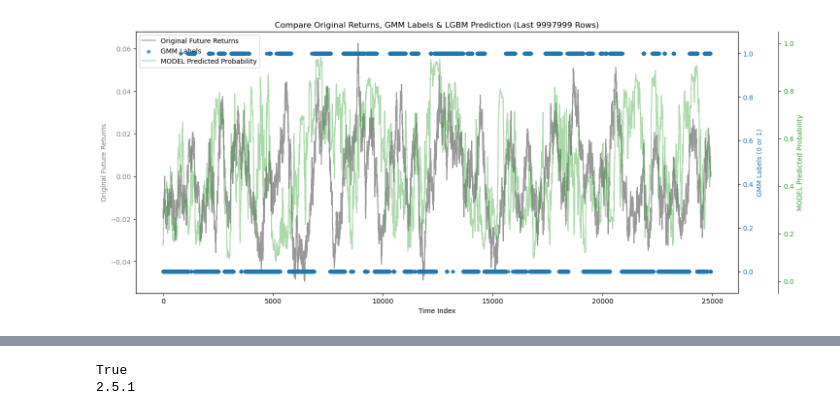
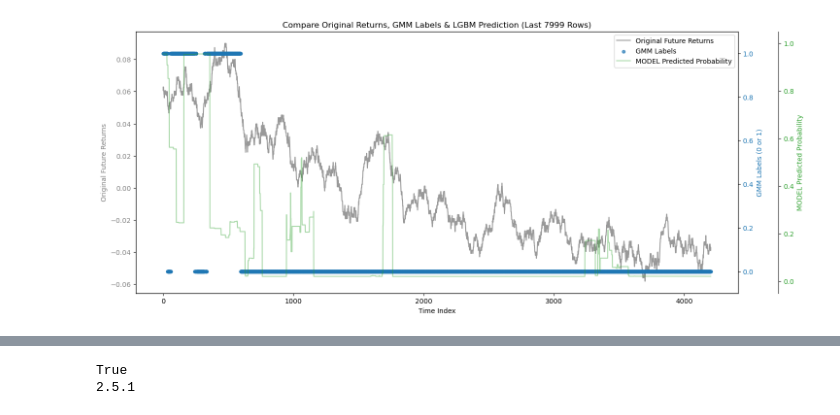
Before and after one commit to Lqz13Th/machine_learning, a Jupyter notebook: feature_engineering/verify_features.ipynb, the cells around one changed output, grey strips where cells are left out. Saved outputs shown, nothing was run; the diff lists cells and outputs as text; code cells hidden in the pictures.

```diff
--- a/feature_engineering/verify_features.ipynb
+++ b/feature_engineering/verify_features.ipynb
@@ -682,3 +757,4 @@ def time_split(
 # %%
 exclude_prefixes = ['px', 'timestamp', 'timestamp_dt', 'symbol']
-target_col = f"future_return_{avg_steps_2pct}"
+target_col = f"future_return_{avg_steps_1pct}"
+# selected_factors
@@ -685,3 +763,2 @@ target_col = f"future_return_{avg_steps_2pct}"
 # %%
-X_train, y_train, X_test, y_test = time_split(mo_df, selected_factors, target_col)
-print(y_test)
+X_train, y_train, px_train, X_test, y_test, px_test = time_split(mo_df, selected_factors, target_col)
@@ -816,11 +1004,11 @@ import matplotlib.pyplot as plt
 import numpy as np
 
 
-model = lgb.LGBMClassifier(n_estimators=5500, learning_rate=0.0005, max_depth=12, verbose=-1)
-model.fit(X_train, y_train_binary)
+lgb_model = lgb.LGBMClassifier(n_estimators=1500, learning_rate=0.005, max_depth=7, verbose=-1)
+lgb_model.fit(X_train, y_train_binary)
 
 # 预测测试集
-y_pred_prob = model.predict_proba(X_test)[:, 1]
+y_pred_prob = lgb_model.predict_proba(X_test)[:, 1]
 y_pred_label = (y_pred_prob >= 0.5).astype(int)
 
 # 评估测试集
@@ -846,10 +1034,18 @@ Confusion Matrix:
 # %%
 from sklearn.metrics import accuracy_score, classification_report, confusion_matrix
 import numpy as np
+y_pred_prob = lgb_model.predict_proba(X_test)[:, 1]
+y_pred_label = (y_pred_prob >= 0.5).astype(int)
 
+# 评估测试集
+print("Test Accuracy:", accuracy_score(y_test_binary, y_pred_label))
+print(classification_report(y_test_binary, y_pred_label))
+cm = confusion_matrix(y_test_binary, y_pred_label)
+print("Confusion Matrix:")
+print(cm)
 # 设置上下概率阈值
-lower_thresh = 0.1
-upper_thresh = 0.9
+lower_thresh = 0.15
+upper_thresh = 0.85
 
 # 初始化标签为 -1（表示不出手）
 y_pred_label = np.full_like(y_pred_prob, fill_value=-1, dtype=int)
@@ -864,7 +1060,7 @@ y_pred_label[y_pred_prob >= upper_thresh] = 1
 mask = y_pred_label != -1
 
 # 评估：只看模型明确判断的那部分（即“出手”的预测）
-print("✅ CatBoost Test Accuracy (Confident Predictions):", accuracy_score(y_test_binary[mask], y_pred_label[mask]))
+print("✅ Test Accuracy (Confident Predictions):", accuracy_score(y_test_binary[mask], y_pred_label[mask]))
 print("📊 Classification Report (Confident Predictions):")
 print(classification_report(y_test_binary[mask], y_pred_label[mask]))
 
@@ -892,7 +1100,7 @@ weighted avg       0.94      0.93      0.93       543
 # %%
-plot_last_n_rows(y_test, y_test_binary, y_pred_prob, n=9997999)
+plot_last_n_rows(y_test, y_test_binary, y_pred_prob, n=7999)
 # %% [output]
-[figure, old version]
+[figure, new version]
 # %%
 plot_last_n_rows(y_test, y_test_binary, y_pred_prob, n=7999)
 # %% [output]
```
Also changed, not shown: parts of 58 cells of this notebook, 1 other file.
